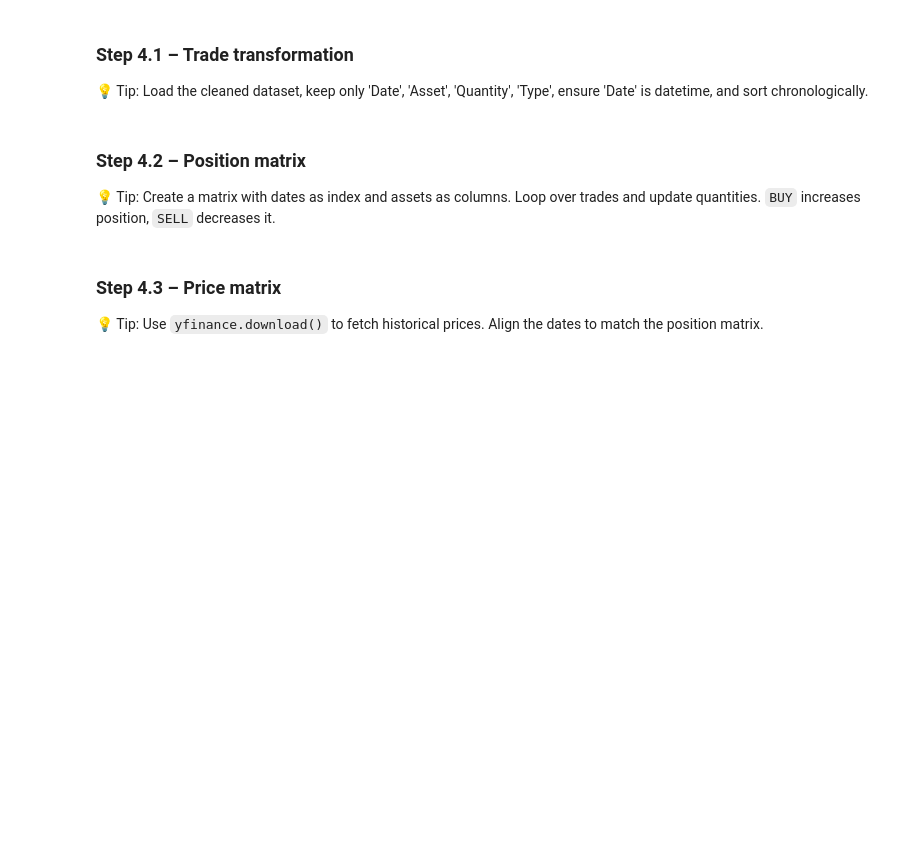
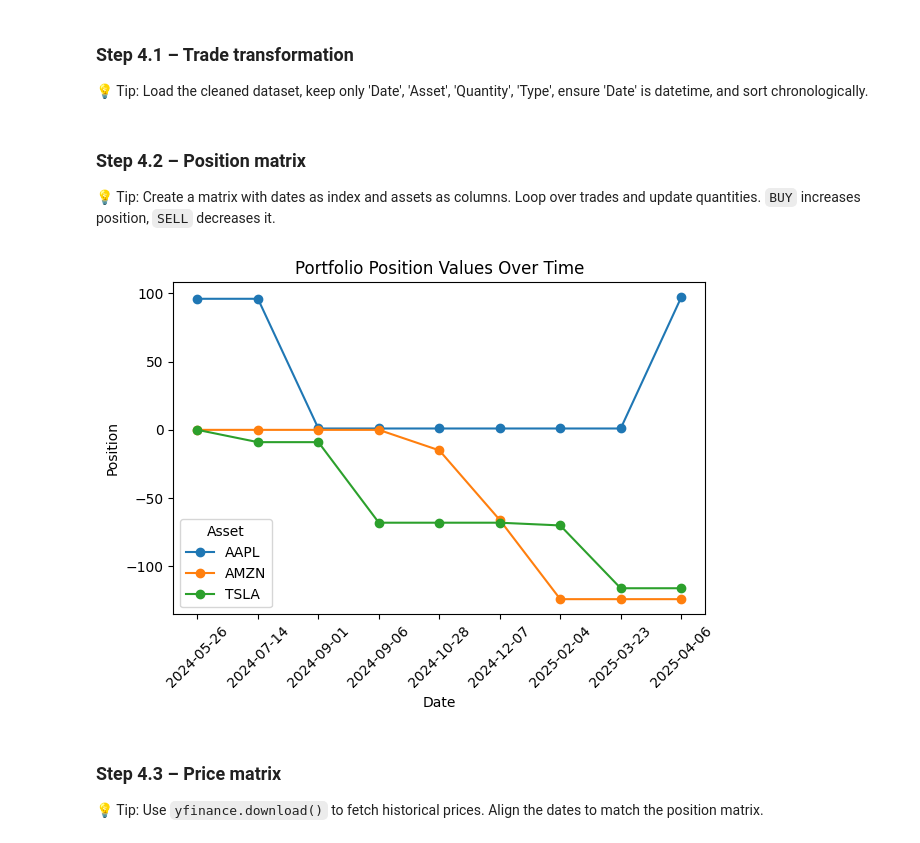
Before and after one commit to HertzWolf/AeternaCapital-Software, a Jupyter notebook: 4.Advanced_Portfolio_Tracking.ipynb, the cells around one changed output. Drawn from its saved outputs; the diff is of its cells as text; code cells hidden in the pictures; blank space fills up the shorter version.

```diff
--- a/4.Advanced_Portfolio_Tracking.ipynb
+++ b/4.Advanced_Portfolio_Tracking.ipynb
@@ -15,7 +18,7 @@ Transform your cleaned trade data into a position and price matrix, calculate da
 💡 Tip: Load the cleaned dataset, keep only 'Date', 'Asset', 'Quantity', 'Type', ensure 'Date' is datetime, and sort chronologically.
 # %%
 # 💡 Tip: Use pd.read_csv and .sort_values()
-
+Clean_Data = pd.read_csv("Clean_Data").sort_values("Date", ascending=True)
 # YOUR CODE HERE
 # %% [markdown]
 ### Step 4.2 – Position matrix
@@ -23,12 +26,34 @@ Transform your cleaned trade data into a position and price matrix, calculate da
 `BUY` increases position, `SELL` decreases it.
 # %%
 # 💡 Tip: Initialize a zero-matrix, then update with trades
+work_df = Clean_Data.copy()
+assets = sorted(work_df["Asset"].unique())
+trade_dates = sorted(work_df["Date"].unique())
 
+pos = pd.DataFrame(0.0, index=trade_dates, columns=assets)
+
+running = dict.fromkeys(assets, 0.0)
+
+for i, day in work_df.groupby("Date"):
+    for asset, qty in day.groupby("Asset")["Quantity"].sum().items():
+        running[asset] += qty
+    pos.loc[i] = [running[a] for a in assets]
+
+pos.index.name = "Date"
 # YOUR CODE HERE
 # %%
 # 💡 Tip: Plot the positions
-
+pos.plot(marker='o')
+plt.title("Portfolio Position Values Over Time")
+plt.xlabel("Date")
+plt.ylabel("Position")
+plt.xticks(rotation=45)
+plt.legend(title="Asset")
+plt.tight_layout()
+plt.show()
 # YOUR CODE HERE
+# %% [output]
+[figure, added]
 # %% [markdown]
 ### Step 4.3 – Price matrix
 💡 Tip: Use `yfinance.download()` to fetch historical prices. Align the dates to match the position matrix.
```
Also changed, not shown: parts of 10 cells of this notebook.
